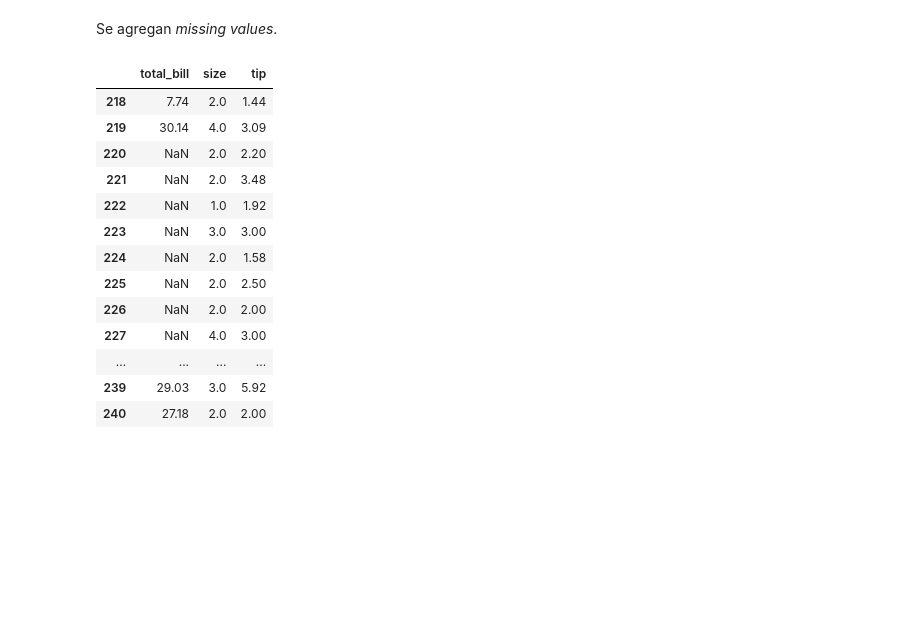
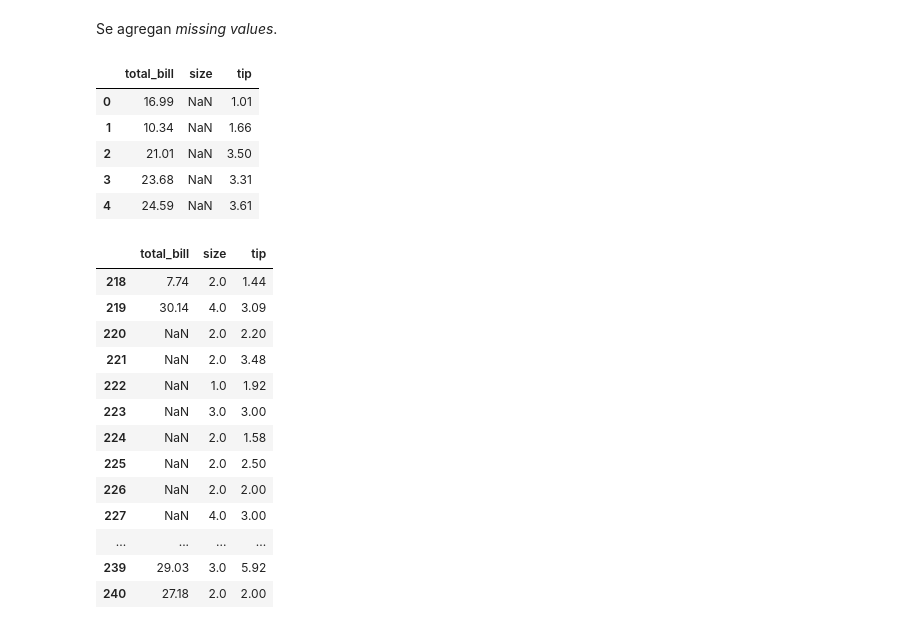
Before and after one commit to rpezoa/ML_Aplicado, a Jupyter notebook: clases/02_Data_imputation_Ejemplo.ipynb, the cells around one changed output. Saved outputs shown, nothing was run; the diff lists cells and outputs as text; code cells hidden in the pictures; blank space fills up the shorter version.

```diff
--- a/clases/02_Data_imputation_Ejemplo.ipynb
+++ b/clases/02_Data_imputation_Ejemplo.ipynb
@@ -62,6 +86,15 @@ df.loc[0:19, "size"] = np.nan
 
 # Agregando datos faltantes en variable total_bill
 df.loc[220:229, "total_bill"] = np.nan
+# %%
+df.head()
+# %% [output]
+|  | total_bill | size | tip |
+| 0 | 16.99 | NaN | 1.01 |
+| 1 | 10.34 | NaN | 1.66 |
+| 2 | 21.01 | NaN | 3.50 |
+| 3 | 23.68 | NaN | 3.31 |
+| 4 | 24.59 | NaN | 3.61 |
 # %%
 df.iloc[218:]
 # %% [output]
```
Also changed, not shown: parts of 10 cells of this notebook.
